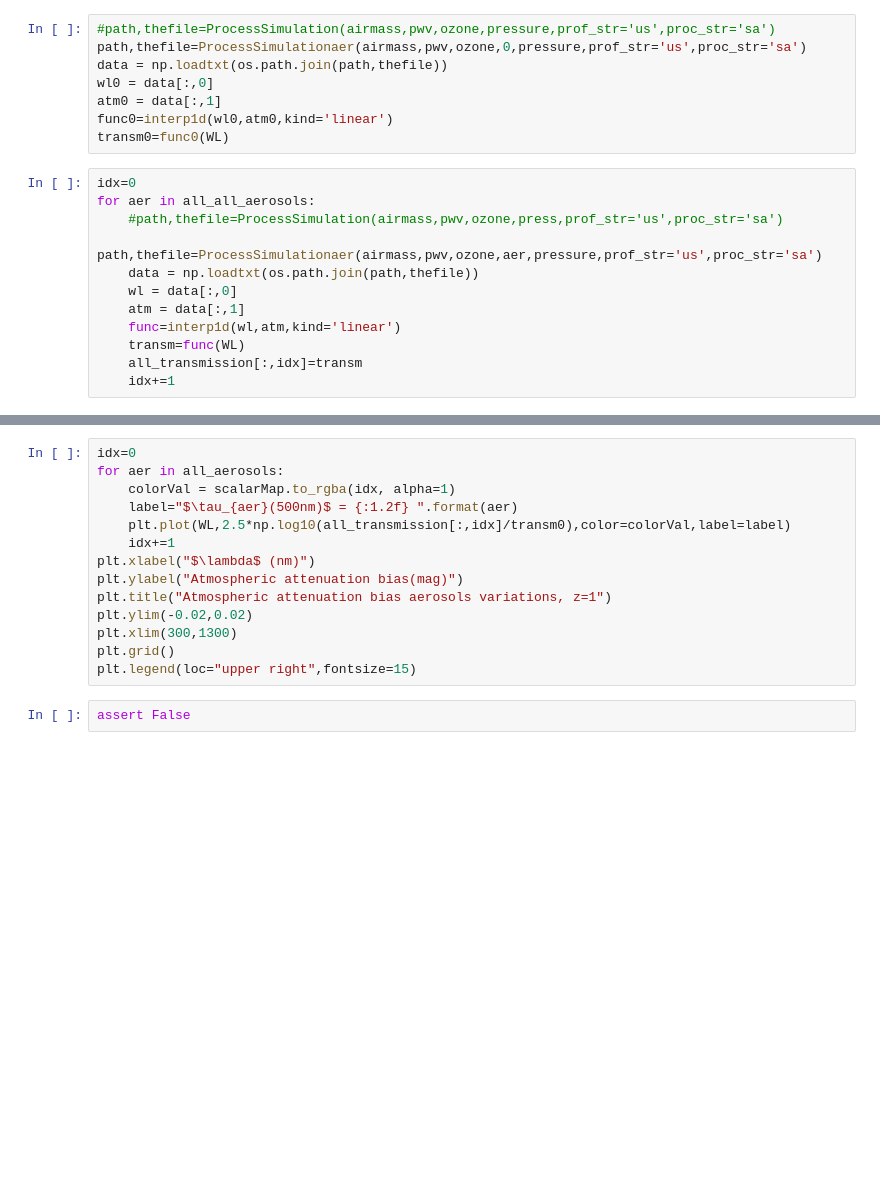
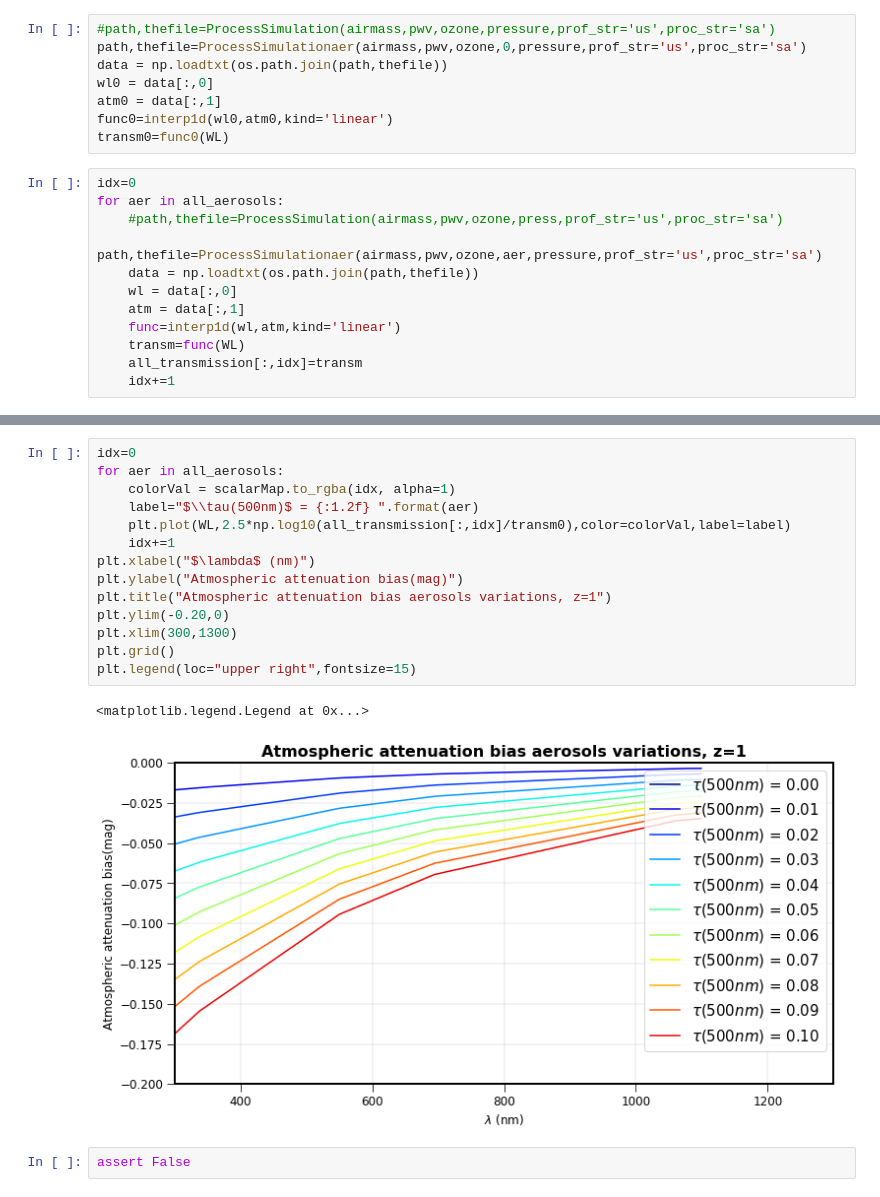
Before and after one commit to sylvielsstfr/SpectractorAnaAtm19, a Jupyter notebook: libradtran/SimuRT_aerosols_py3.ipynb, the cells around one changed output, grey strips where cells are left out. Saved outputs shown, nothing was run; the diff lists cells and outputs as text; blank space fills up the shorter version.

Commit message:
add aerosols

```diff
--- a/libradtran/SimuRT_aerosols_py3.ipynb
+++ b/libradtran/SimuRT_aerosols_py3.ipynb
@@ -91,7 +91,7 @@ func0=interp1d(wl0,atm0,kind='linear')
 transm0=func0(WL)
 # %%
 idx=0
-for aer in all_all_aerosols:
+for aer in all_aerosols:
     #path,thefile=ProcessSimulation(airmass,pwv,ozone,press,prof_str='us',proc_str='sa')
     path,thefile=ProcessSimulationaer(airmass,pwv,ozone,aer,pressure,prof_str='us',proc_str='sa')
     data = np.loadtxt(os.path.join(path,thefile))
@@ -120,17 +120,20 @@ ax.grid()
 # %%
 idx=0
 for aer in all_aerosols:
     colorVal = scalarMap.to_rgba(idx, alpha=1)
-    label="$\tau_{aer}(500nm)$ = {:1.2f} ".format(aer)
+    label="$\\tau(500nm)$ = {:1.2f} ".format(aer)
     plt.plot(WL,2.5*np.log10(all_transmission[:,idx]/transm0),color=colorVal,label=label)
     idx+=1
 plt.xlabel("$\lambda$ (nm)")
 plt.ylabel("Atmospheric attenuation bias(mag)")
 plt.title("Atmospheric attenuation bias aerosols variations, z=1")
-plt.ylim(-0.02,0.02)
+plt.ylim(-0.20,0)
 plt.xlim(300,1300)
 plt.grid()
 plt.legend(loc="upper right",fontsize=15)
+# %% [output]
+<matplotlib.legend.Legend at 0x...>
+[figure, added]
 # %%
 assert False
 # %%
```
Also changed, not shown: parts of 2 cells of this notebook, 1 other file.
